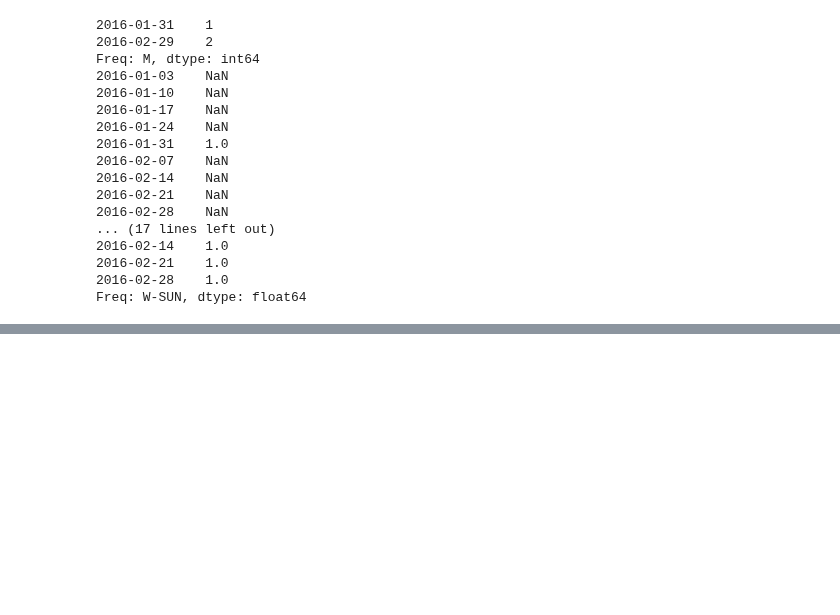
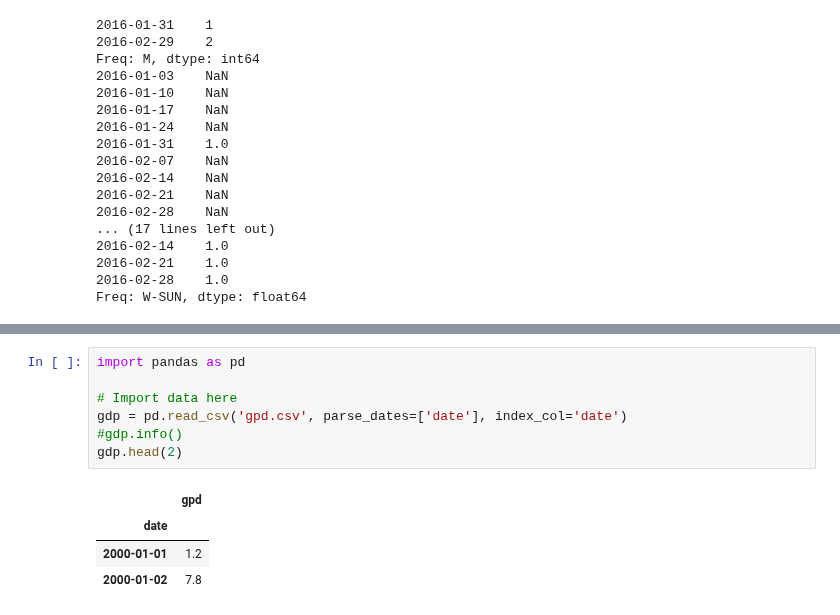
Before and after one commit to KeenGWatanabe/python, a Jupyter notebook: DateTime.ipynb, the cells around one changed output, grey strips where cells are left out. Drawn from its saved outputs; the diff is of its cells as text; blank space fills up the shorter version.

```diff
--- a/DateTime.ipynb
+++ b/DateTime.ipynb
@@ -966,0 +1058,12 @@ Freq: W-SUN, dtype: float64
+# %%
+import pandas as pd
+
+# Import data here
+gdp = pd.read_csv('gpd.csv', parse_dates=['date'], index_col='date')
+#gdp.info()
+gdp.head(2)
+# %% [output]
+|  | gpd |
+| date |  |
+| 2000-01-01 | 1.2 |
+| 2000-01-02 | 7.8 |
```
Also changed, not shown: parts of 4 cells of this notebook, 2 other files.
